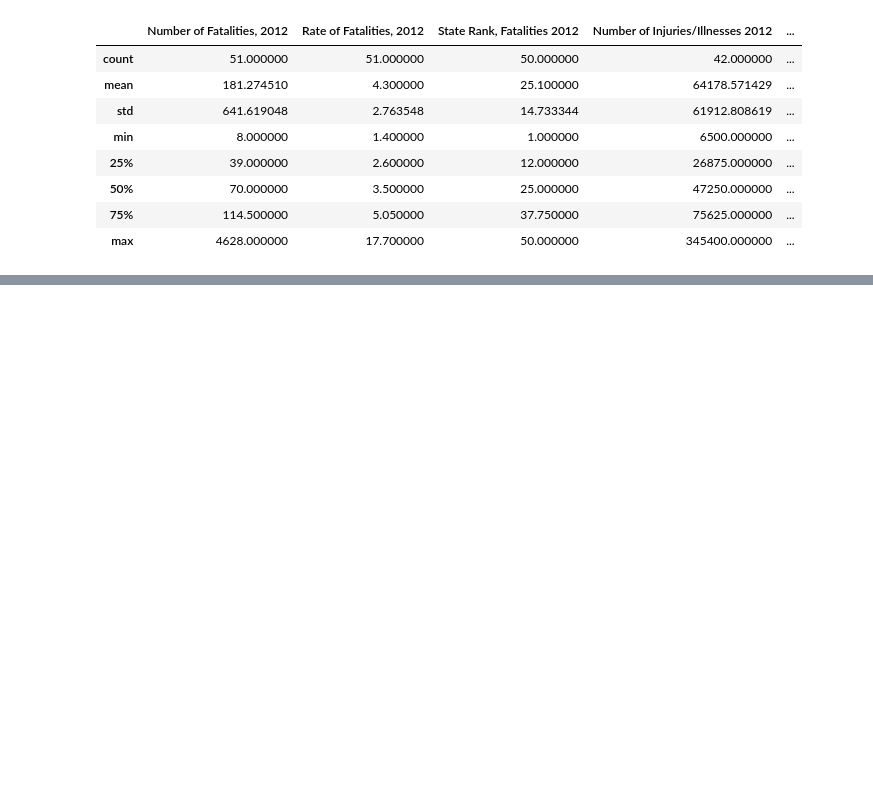
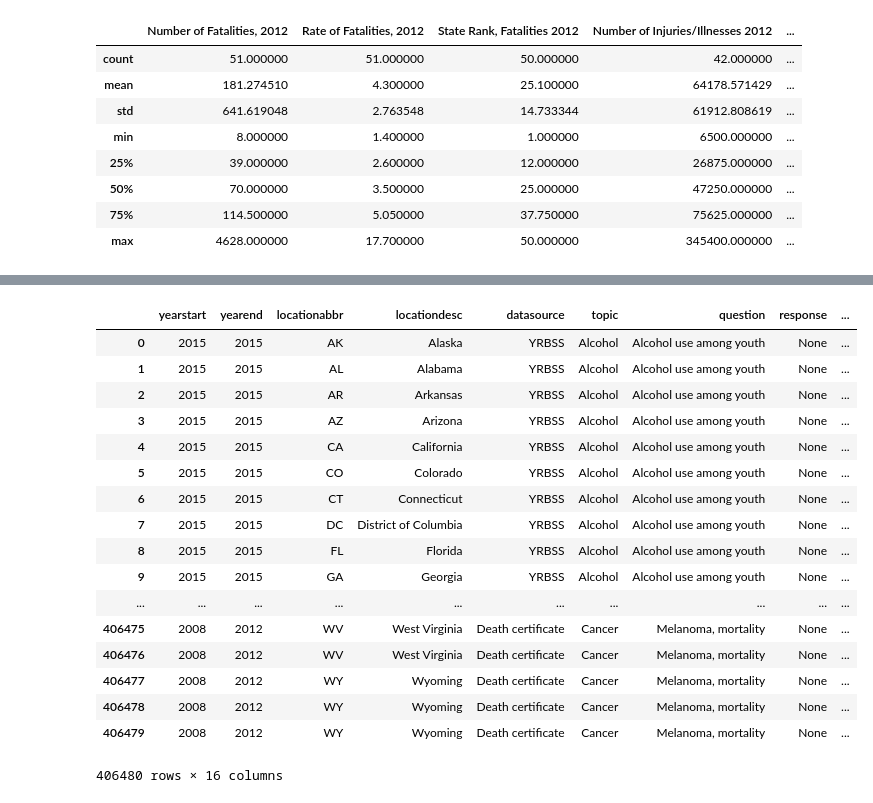
Before and after one commit to asfabiano/byu_econ_applied_machine_learning, a Jupyter notebook: homeworks/Homework_1.ipynb, the cells around one changed output, grey strips where cells are left out. Cells and saved outputs as stored; diff of their text form; code cells hidden in the pictures; blank space fills up the shorter version.

Commit message:
loaded json file and attempted to clean

```diff
--- a/homeworks/Homework_1.ipynb
+++ b/homeworks/Homework_1.ipynb
@@ -136,3 +195,3 @@ cps.head()
 # %%
-with open("CDC-US-Fatal-Injuries-1999-2014.json") as x:
+with open("CDC.json") as x:
     cdc = json.load(x)
@@ -143,3 +197,0 @@ len(cdc)
-# %%
-cdc = pd.read_json("CDC-US-Fatal-Injuries-1999-2014.json")
-cdc
@@ -151,0 +242,40 @@ cdc
+# %%
+labels = ['yearstart',
+ 'yearend',
+ 'locationabbr',
+ 'locationdesc',
+ 'datasource',
+ 'topic',
+ 'question',
+ 'response',
+ 'datavalueunit',
+ 'datavaluetype',
+ 'datavalue',
+ 'datavaluealt',
+ 'datavaluefootnotesymbol',
+ 'datavaluefootnote',
+ 'lowconfidencelimit',
+ 'highconfidencelimit']
+# %%
+df = pd.DataFrame.from_records([x[8:24] for x in cdc['data']], columns = labels)
+# %%
+df
+# %% [output]
+|  | yearstart | yearend | locationabbr | locationdesc | datasource | topic | question | response | ... |
+| 0 | 2015 | 2015 | AK | Alaska | YRBSS | Alcohol | Alcohol use among youth | None | ... |
+| 1 | 2015 | 2015 | AL | Alabama | YRBSS | Alcohol | Alcohol use among youth | None | ... |
+| 2 | 2015 | 2015 | AR | Arkansas | YRBSS | Alcohol | Alcohol use among youth | None | ... |
+| 3 | 2015 | 2015 | AZ | Arizona | YRBSS | Alcohol | Alcohol use among youth | None | ... |
+| 4 | 2015 | 2015 | CA | California | YRBSS | Alcohol | Alcohol use among youth | None | ... |
+| 5 | 2015 | 2015 | CO | Colorado | YRBSS | Alcohol | Alcohol use among youth | None | ... |
+| 6 | 2015 | 2015 | CT | Connecticut | YRBSS | Alcohol | Alcohol use among youth | None | ... |
+| 7 | 2015 | 2015 | DC | District of Columbia | YRBSS | Alcohol | Alcohol use among youth | None | ... |
+| 8 | 2015 | 2015 | FL | Florida | YRBSS | Alcohol | Alcohol use among youth | None | ... |
+| 9 | 2015 | 2015 | GA | Georgia | YRBSS | Alcohol | Alcohol use among youth | None | ... |
+| ... | ... | ... | ... | ... | ... | ... | ... | ... | ... |
+| 406475 | 2008 | 2012 | WV | West Virginia | Death certificate | Cancer | Melanoma, mortality | None | ... |
+| 406476 | 2008 | 2012 | WV | West Virginia | Death certificate | Cancer | Melanoma, mortality | None | ... |
+| 406477 | 2008 | 2012 | WY | Wyoming | Death certificate | Cancer | Melanoma, mortality | None | ... |
+| 406478 | 2008 | 2012 | WY | Wyoming | Death certificate | Cancer | Melanoma, mortality | None | ... |
+| 406479 | 2008 | 2012 | WY | Wyoming | Death certificate | Cancer | Melanoma, mortality | None | ... |
+406480 rows × 16 columns
```
Also changed, not shown: parts of 13 cells of this notebook.
